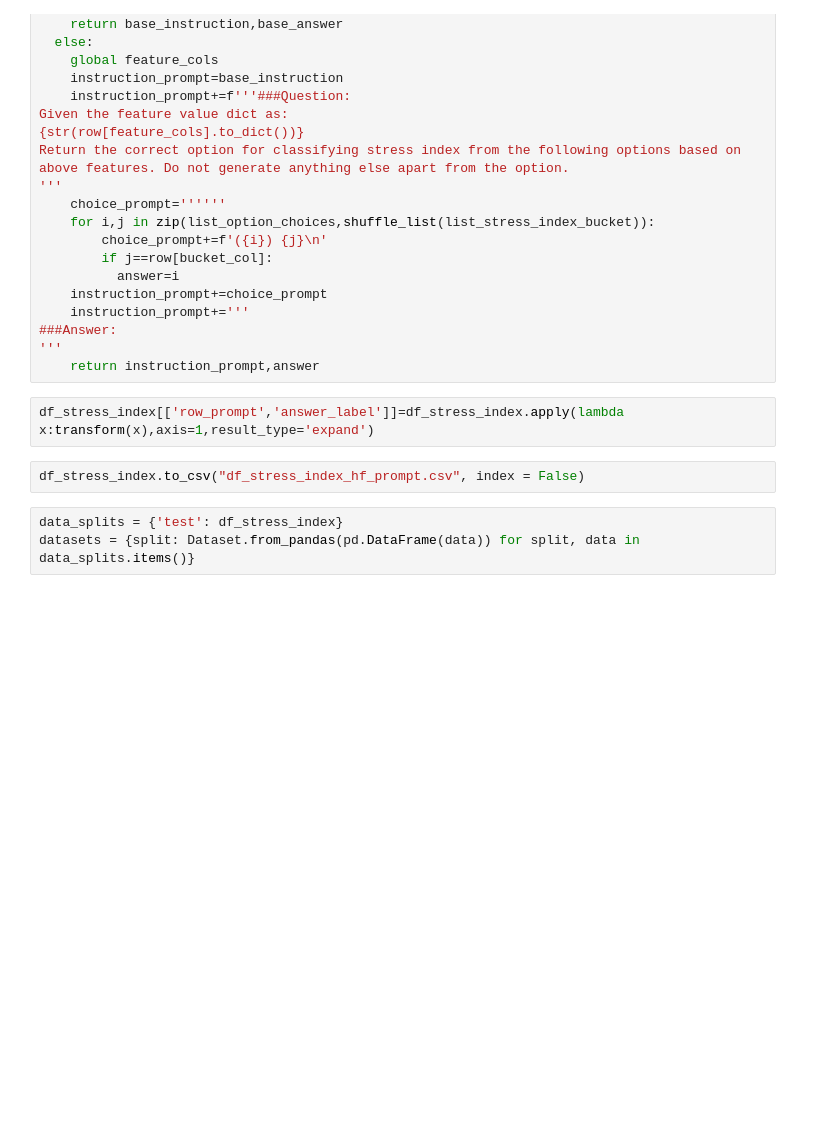
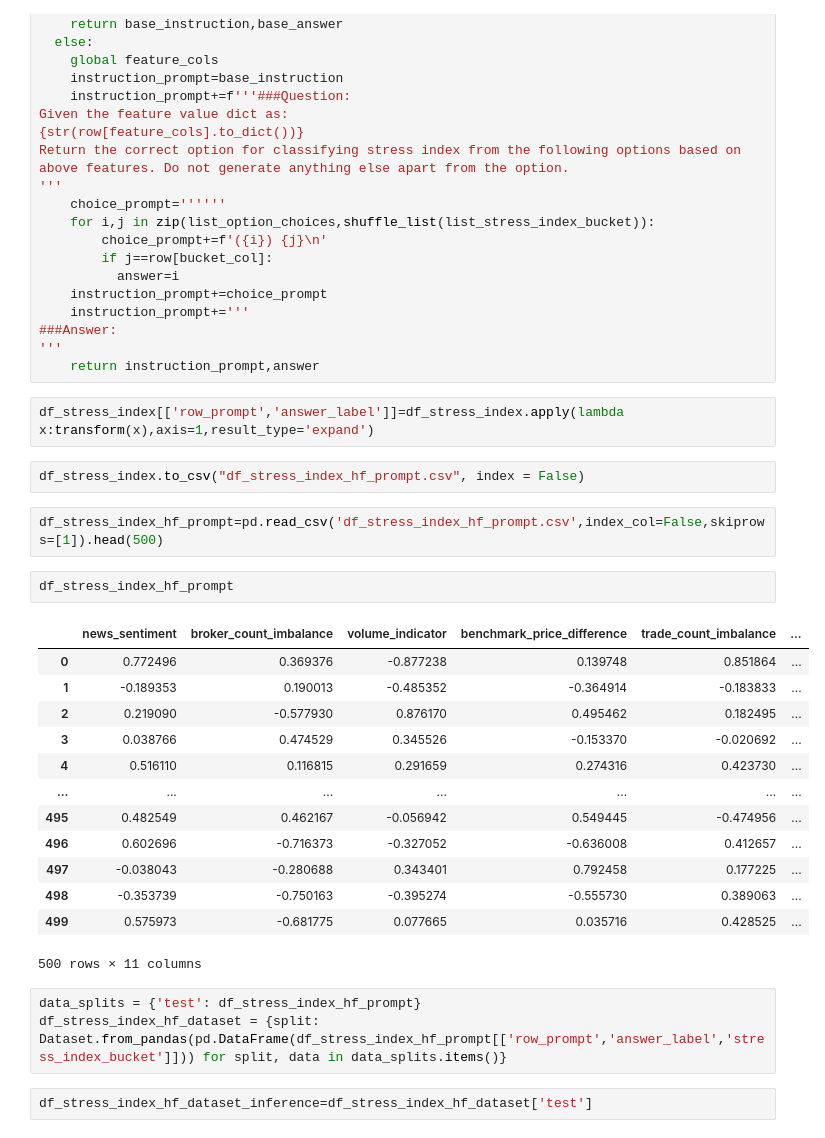
Before and after one commit to Mehulsoni26/Uncertainty_Quantification_LLMs, a Jupyter notebook: Code/Uncertainty_Quantification_Pipeline.ipynb, the cells around one changed output. Drawn from its saved outputs; the diff is of its cells as text; blank space fills up the shorter version.

```diff
--- a/Code/Uncertainty_Quantification_Pipeline.ipynb
+++ b/Code/Uncertainty_Quantification_Pipeline.ipynb
@@ -368,6 +380,26 @@ Return the correct option for classifying stress index from the following option
 df_stress_index[['row_prompt','answer_label']]=df_stress_index.apply(lambda x:transform(x),axis=1,result_type='expand')
 # %%
 df_stress_index.to_csv("df_stress_index_hf_prompt.csv", index = False)
+# %%
+df_stress_index_hf_prompt=pd.read_csv('df_stress_index_hf_prompt.csv',index_col=False,skiprows=[1]).head(500)
+# %%
+df_stress_index_hf_prompt
+# %% [output]
+|  | news_sentiment | broker_count_imbalance | volume_indicator | benchmark_price_difference | trade_count_imbalance | ... |
+| 0 | 0.772496 | 0.369376 | -0.877238 | 0.139748 | 0.851864 | ... |
+| 1 | -0.189353 | 0.190013 | -0.485352 | -0.364914 | -0.183833 | ... |
+| 2 | 0.219090 | -0.577930 | 0.876170 | 0.495462 | 0.182495 | ... |
+| 3 | 0.038766 | 0.474529 | 0.345526 | -0.153370 | -0.020692 | ... |
+| 4 | 0.516110 | 0.116815 | 0.291659 | 0.274316 | 0.423730 | ... |
+| ... | ... | ... | ... | ... | ... | ... |
+| 495 | 0.482549 | 0.462167 | -0.056942 | 0.549445 | -0.474956 | ... |
+| 496 | 0.602696 | -0.716373 | -0.327052 | -0.636008 | 0.412657 | ... |
+| 497 | -0.038043 | -0.280688 | 0.343401 | 0.792458 | 0.177225 | ... |
+| 498 | -0.353739 | -0.750163 | -0.395274 | -0.555730 | 0.389063 | ... |
+| 499 | 0.575973 | -0.681775 | 0.077665 | 0.035716 | 0.428525 | ... |
+500 rows × 11 columns
 # %%
-data_splits = {'test': df_stress_index}
-datasets = {split: Dataset.from_pandas(pd.DataFrame(data)) for split, data in data_splits.items()}
+data_splits = {'test': df_stress_index_hf_prompt}
+df_stress_index_hf_dataset = {split: Dataset.from_pandas(pd.DataFrame(df_stress_index_hf_prompt[['row_prompt','answer_label','stress_index_bucket']])) for split, data in data_splits.items()}
+# %%
+df_stress_index_hf_dataset_inference=df_stress_index_hf_dataset['test']
```
Also changed, not shown: parts of 18 cells of this notebook.
